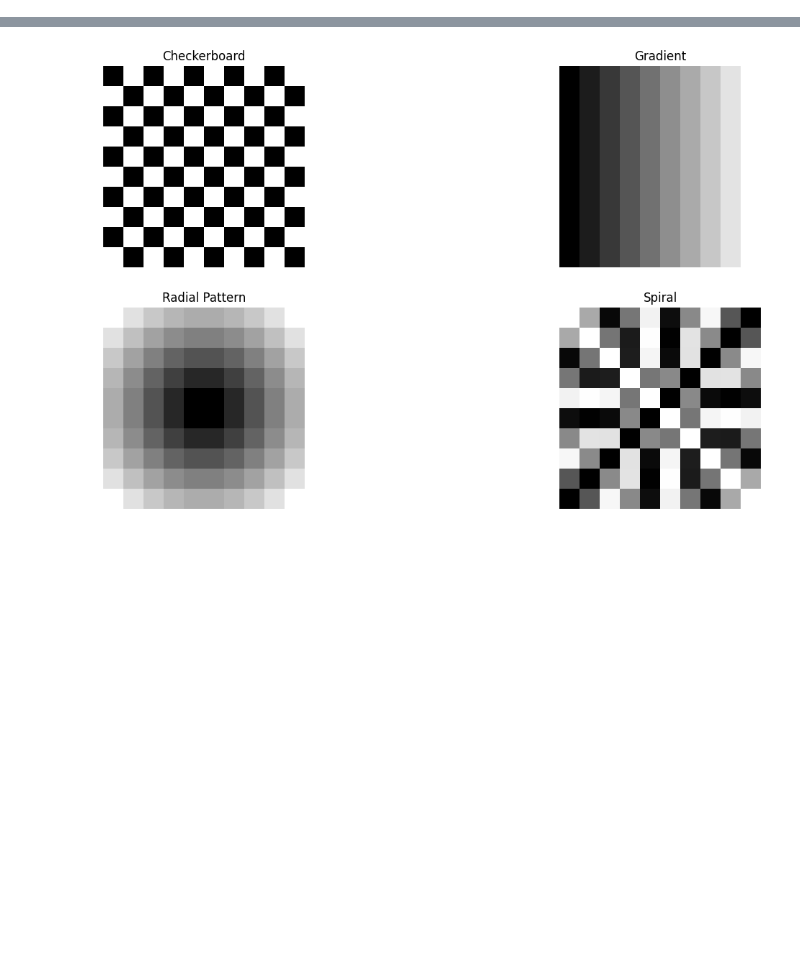
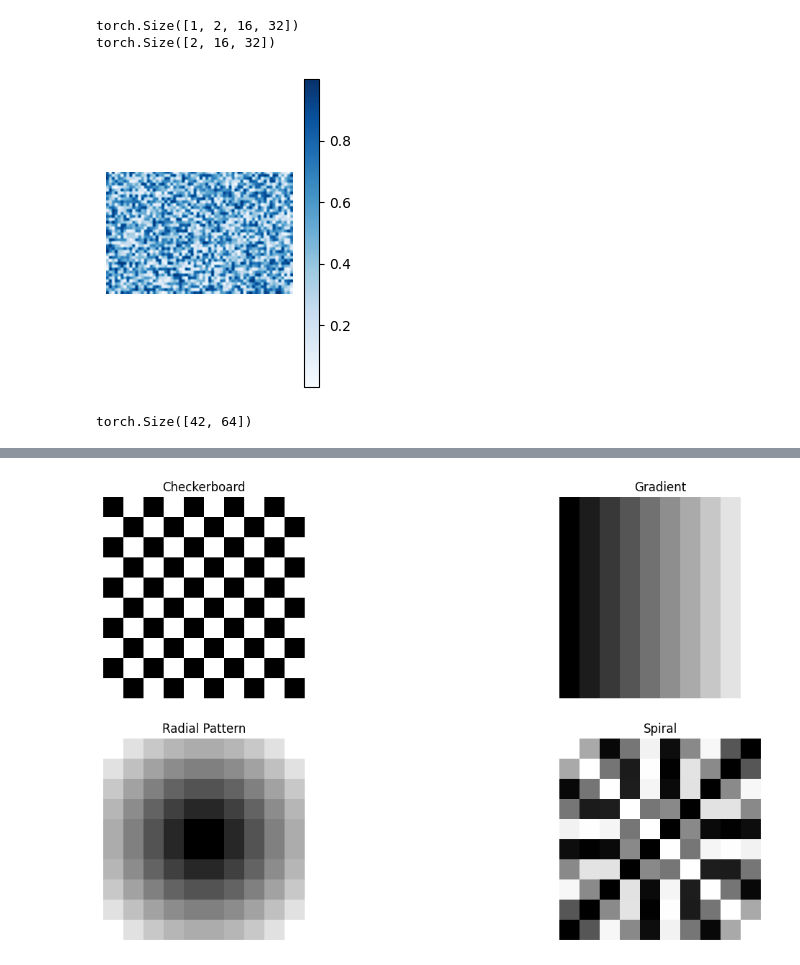
Before and after one commit to aadeoye911/CompASS, a Jupyter notebook: composition_rules.ipynb, the cells around one changed output, grey strips where cells are left out. Saved outputs shown, nothing was run; the diff lists cells and outputs as text; code cells hidden in the pictures; blank space fills up the shorter version.

```diff
--- a/composition_rules.ipynb
+++ b/composition_rules.ipynb
@@ -183,6 +0,0 @@ moment_of_balance(attn_map)
-# %%
-attn_map = torch.randn(51, 68)
-visualise_attn(attn_map)
-normalize_map(attn_map)
-symmetry_mse(attn_map)
-moment_of_balance(attn_map)
@@ -219,0 +105,5 @@ def generate_even_distribution(size=10):
+# %%
+grad_x = grad_x.unsqueeze(0)
+grad_y = grad_y.unsqueeze(0)
+gradients = torch.stack([grad_x, grad_y], dim=1)
+print(gradients.shape)
@@ -219,0 +289,10 @@ def generate_even_distribution(size=10):
+# %%
+import torch
+import torch.nn.functional as F
+
+
+
+div_2, curl_2 = compute_divergence_and_curl(gradients)
+# %% [output]
+torch.Size([1, 2, 16, 32])
+torch.Size([2, 16, 32])
@@ -219,0 +301,13 @@ def generate_even_distribution(size=10):
+# %%
+H, W = 42, 64  # Image dimensions
+saliency_map = torch.rand((H, W), device="cpu").to(dtype=torch.float32)  # Simulated saliency map
+visualise_attn(saliency_map)
+# saliency_map = generate_gradient(H=H, W=W)
+saliency_map = saliency_map.to(dtype=torch.float32)
+
+# Compute gradients, divergence, and curl
+grad_x, grad_y = compute_gradients(saliency_map)
+print(grad_x.shape)
+# %% [output]
+[figure, added]
+torch.Size([42, 64])
```
Also changed, not shown: parts of 16 cells of this notebook, 4 other files.
